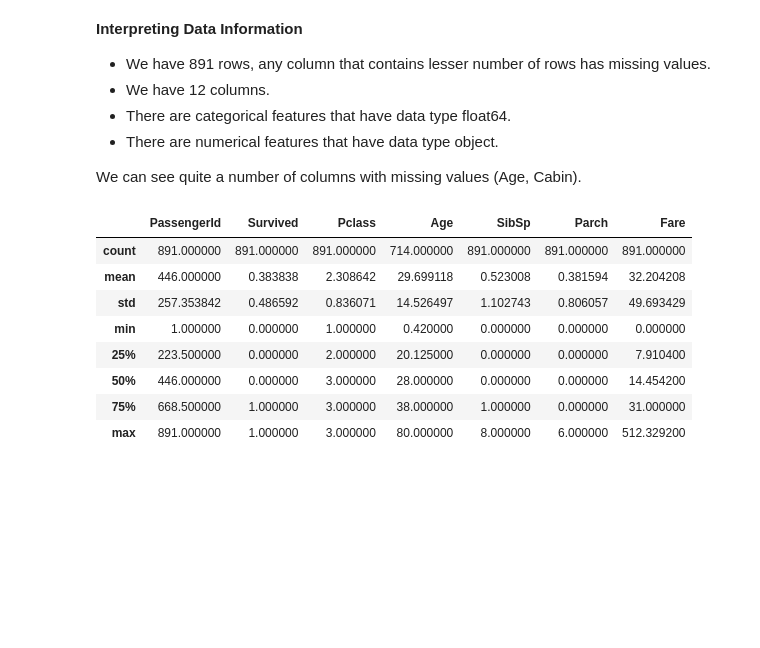
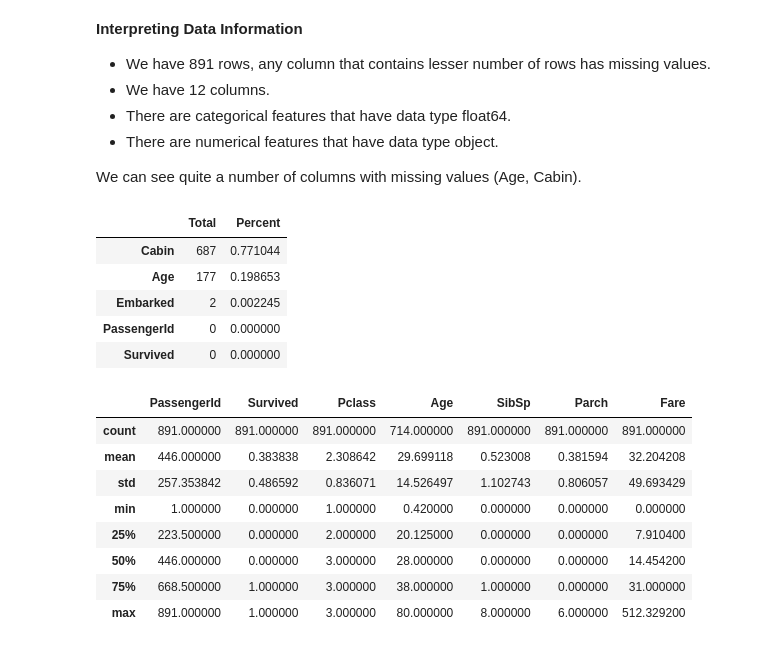
Before and after one commit to Assitan/kaggle-titanic-disaster, a Jupyter notebook: notebook736d52fe17.ipynb, the cells around one changed output. Drawn from its saved outputs; the diff is of its cells as text; code cells hidden in the pictures; blank space fills up the shorter version.

```diff
--- a/notebook736d52fe17.ipynb
+++ b/notebook736d52fe17.ipynb
@@ -101,6 +101,19 @@ memory usage: 83.7+ KB
 - There are numerical features that have data type object.
 
 We can see quite a number of columns with missing values (Age, Cabin).
+# %%
+# Make sure to get all missing data
+total = df_train.isnull().sum().sort_values(ascending=False)
+percent = (df_train.isnull().sum()/df_train.isnull().count()).sort_values(ascending=False)
+missing_data = pd.concat([total, percent], axis=1, keys=['Total', 'Percent'])
+missing_data.head(5)
+# %% [output]
+|  | Total | Percent |
+| Cabin | 687 | 0.771044 |
+| Age | 177 | 0.198653 |
+| Embarked | 2 | 0.002245 |
+| PassengerId | 0 | 0.000000 |
+| Survived | 0 | 0.000000 |
 # %%
 # statistical summary of numerical variables
 df_train.describe()
```
Also changed, not shown: parts of 29 cells of this notebook.
